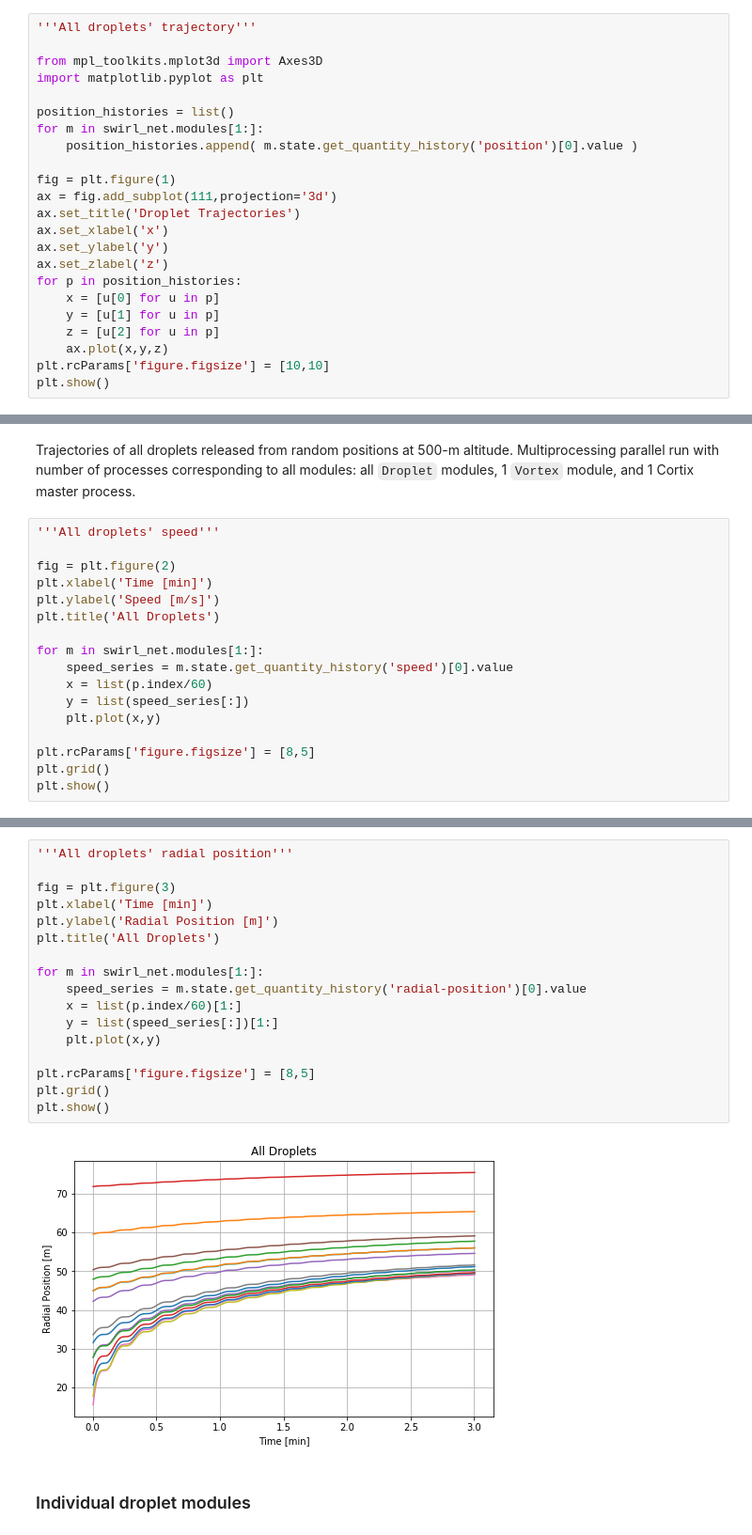
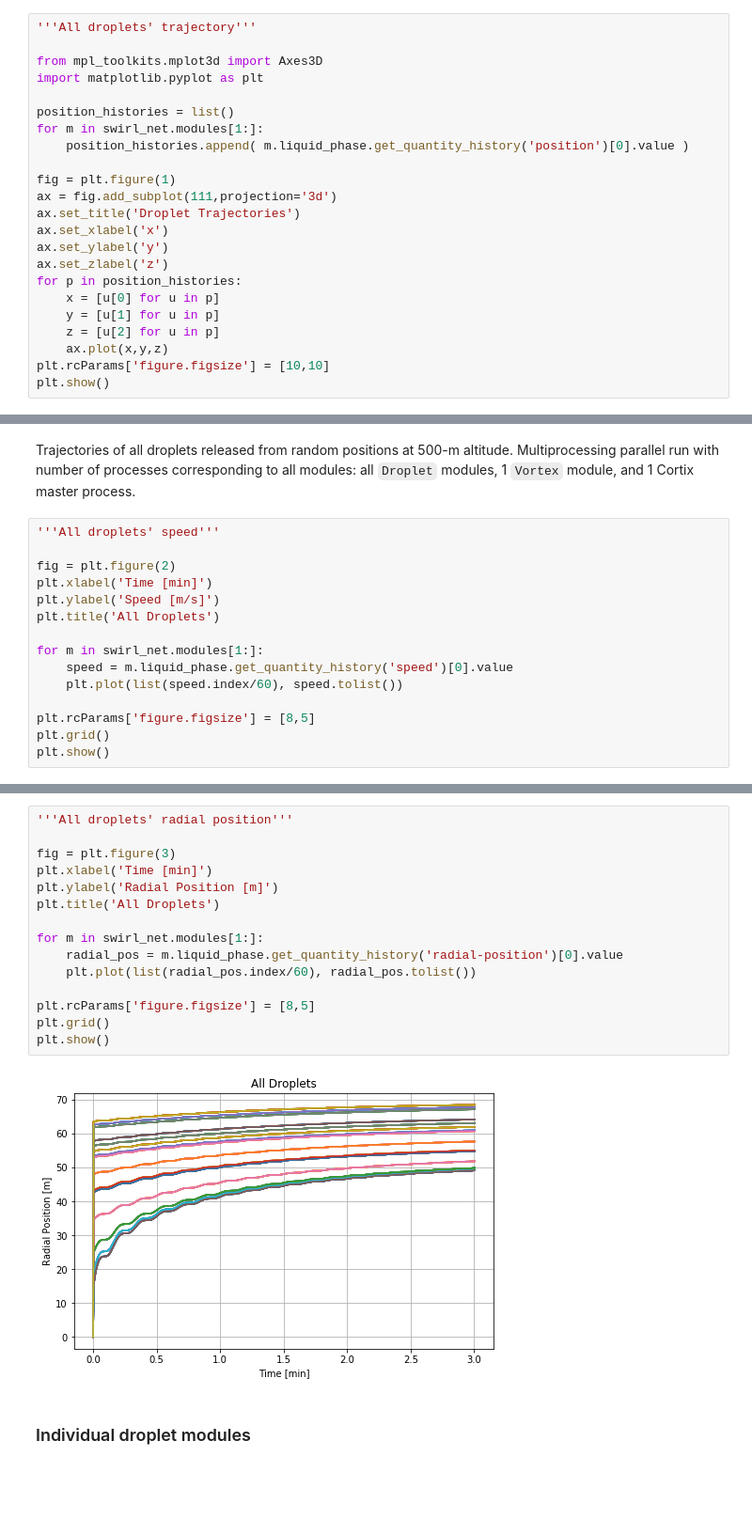
Before and after one commit to dpploy/cortix-nb, a Jupyter notebook: run_droplet_swirl.ipynb, the cells around one changed output, grey strips where cells are left out. Shown at 94% size. Drawn from its saved outputs; the diff is of its cells as text; blank space fills up the shorter version.

```diff
--- a/run_droplet_swirl.ipynb
+++ b/run_droplet_swirl.ipynb
@@ -215,7 +218,7 @@ import matplotlib.pyplot as plt
 
 position_histories = list()
 for m in swirl_net.modules[1:]:
-    position_histories.append( m.state.get_quantity_history('position')[0].value )
+    position_histories.append( m.liquid_phase.get_quantity_history('position')[0].value )
 
 fig = plt.figure(1)
 ax = fig.add_subplot(111,projection='3d')
@@ -244,10 +247,8 @@ plt.ylabel('Speed [m/s]')
 plt.title('All Droplets')
 
 for m in swirl_net.modules[1:]:
-    speed_series = m.state.get_quantity_history('speed')[0].value
-    x = list(p.index/60)
-    y = list(speed_series[:])
-    plt.plot(x,y)
+    speed = m.liquid_phase.get_quantity_history('speed')[0].value
+    plt.plot(list(speed.index/60), speed.tolist())
 
 plt.rcParams['figure.figsize'] = [8,5]
 plt.grid()
@@ -257,22 +258,20 @@ plt.show()
 # %%
 '''All droplets' radial position'''
 
 fig = plt.figure(3)
 plt.xlabel('Time [min]')
 plt.ylabel('Radial Position [m]')
 plt.title('All Droplets')
 
 for m in swirl_net.modules[1:]:
-    speed_series = m.state.get_quantity_history('radial-position')[0].value
-    x = list(p.index/60)[1:]
-    y = list(speed_series[:])[1:]
-    plt.plot(x,y)
+    radial_pos = m.liquid_phase.get_quantity_history('radial-position')[0].value
+    plt.plot(list(radial_pos.index/60), radial_pos.tolist())
 
 plt.rcParams['figure.figsize'] = [8,5]
 plt.grid()
 plt.show()
 # %% [output]
-[figure, old version]
+[figure, new version]
 # %% [markdown]
 ### Individual droplet modules<a id="droplet"></a>
 # %%
```
Also changed, not shown: parts of 9 cells of this notebook.
